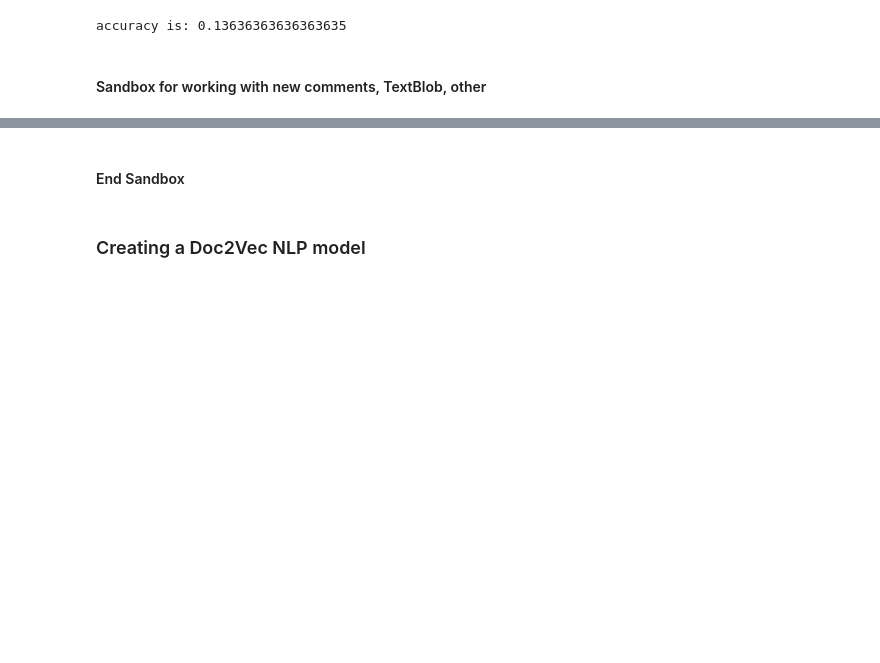
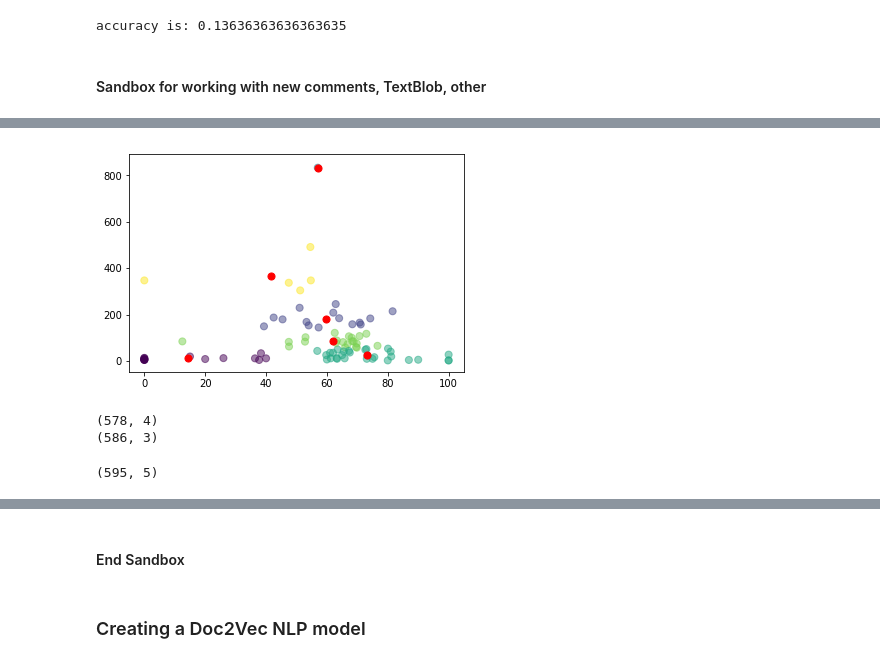
Before and after one commit to labs12-music-stream-selector/DS, a Jupyter notebook: NLP-videos-comments.ipynb, the cells around one changed output, grey strips where cells are left out. Cells and saved outputs as stored; diff of their text form; code cells hidden in the pictures; blank space fills up the shorter version.

```diff
--- a/NLP-videos-comments.ipynb
+++ b/NLP-videos-comments.ipynb
@@ -298,3 +290,9 @@ analysis_df.subjectivity_mean *= 100
 analysis_df.polarity_mean.values[:2]
 # %% [output]
 array([25.205943362193363, 45.38504088504089], dtype=object)
+# %%
+# What if, instead of 0's for polarity_mean and subjectivity_mean,
+# the 0's were replaced by 50? Every song has some polarity and subjectivity, right?
+
+analysis_df.polarity_mean = analysis_df.polarity_mean.replace(0, 50)
+analysis_df.subjectivity_mean = analysis_df.subjectivity_mean.replace(0, 50)
@@ -443,0 +410,7 @@ UnboundLocalError: local variable 'second_tag' referenced before assignment
+# %%
+kmc_df = analysis_df[['subjectivity_mean', 'top_tag_count']]
+# %%
+kmeans = KMeans(n_clusters=6).fit(kmc_df)
+# %%
+centroids = kmeans.cluster_centers_
+print('centroids are:\n', centroids)
@@ -443,0 +425,6 @@ UnboundLocalError: local variable 'second_tag' referenced before assignment
+# %%
+plt.scatter(kmc_df['subjectivity_mean'], kmc_df['top_tag_count'], c=kmeans.labels_.astype(float),
+            s=50, alpha=0.5)
+plt.scatter(centroids[:, 0], centroids[:, 1], c='red', s=50);
+# %% [output]
+[figure, added]
@@ -443,0 +437,8 @@ UnboundLocalError: local variable 'second_tag' referenced before assignment
+# %%
+print(large_videos_df.shape)
+print(lg_videos_comments_df.shape)
+lg_videos_descrips_df.shape
+# %% [output]
+(578, 4)
+(586, 3)
+(595, 5)
```
Also changed, not shown: parts of 63 cells of this notebook.
